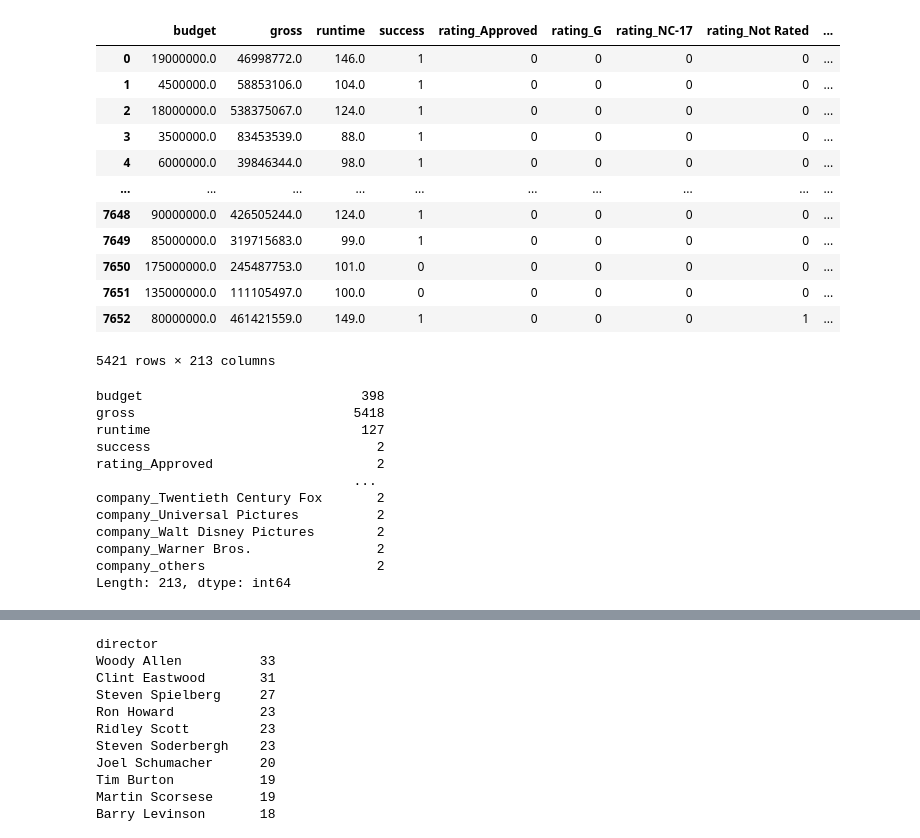
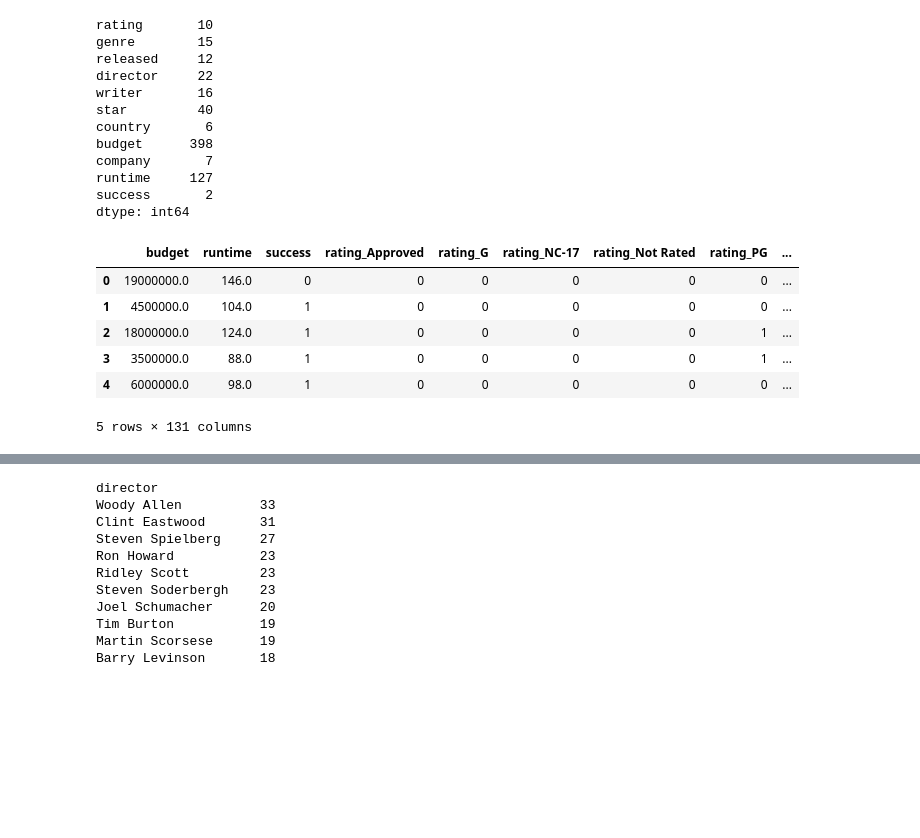
Before and after one commit to jonyang6483/Project-4-Movie-Projections, a Jupyter notebook: MovieDB/actor_writer_director.ipynb, the cells around one changed output, grey strips where cells are left out. Drawn from its saved outputs; the diff is of its cells as text; code cells hidden in the pictures; blank space fills up the shorter version.

```diff
--- a/MovieDB/actor_writer_director.ipynb
+++ b/MovieDB/actor_writer_director.ipynb
@@ -87,9 +76,9 @@ df_movie.loc[df_movie['writer'].isin(writer_other.index[writer_other]), 'writer'
 # %%
-star_other = df_movie['star'].value_counts() < 15
-df_movie.loc[df_movie['star'].isin(star_other.index[star_other]), 'star'] = 'others'
+star_other = df_movie_clean['star'].value_counts() < 20
+df_movie_clean.loc[df_movie_clean['star'].isin(star_other.index[star_other]), 'star'] = 'others'
 # %%
-country_other = df_movie['country'].value_counts() < 50
-df_movie.loc[df_movie['country'].isin(country_other.index[country_other]), 'country'] = 'others'
+country_other = df_movie_clean['country'].value_counts() < 50
+df_movie_clean.loc[df_movie_clean['country'].isin(country_other.index[country_other]), 'country'] = 'others'
 # %%
-company_other = df_movie['company'].value_counts() < 100
-df_movie.loc[df_movie['company'].isin(company_other.index[company_other]), 'company'] = 'others'
+company_other = df_movie_clean['company'].value_counts() < 150
+df_movie_clean.loc[df_movie_clean['company'].isin(company_other.index[company_other]), 'company'] = 'others'
@@ -107,33 +97,27 @@ df_movie = df_movie.drop(columns=['name', 'trixbudget'])
+# %%
+df_movie_clean.nunique()
+# %% [output]
+rating       10
+genre        15
+released     12
+director     22
+writer       16
+star         40
+country       6
+budget      398
+company       7
+runtime     127
+success       2
+dtype: int64
 # %%
-df_movie_dummies = pd.get_dummies(df_movie)
+df_movie_dummies = pd.get_dummies(df_movie_clean)
 # %%
-df_movie_dummies
+df_movie_dummies.head()
 # %% [output]
-|  | budget | gross | runtime | success | rating_Approved | rating_G | rating_NC-17 | rating_Not Rated | ... |
-| 0 | 19000000.0 | 46998772.0 | 146.0 | 1 | 0 | 0 | 0 | 0 | ... |
-| 1 | 4500000.0 | 58853106.0 | 104.0 | 1 | 0 | 0 | 0 | 0 | ... |
-| 2 | 18000000.0 | 538375067.0 | 124.0 | 1 | 0 | 0 | 0 | 0 | ... |
-| 3 | 3500000.0 | 83453539.0 | 88.0 | 1 | 0 | 0 | 0 | 0 | ... |
-| 4 | 6000000.0 | 39846344.0 | 98.0 | 1 | 0 | 0 | 0 | 0 | ... |
-| ... | ... | ... | ... | ... | ... | ... | ... | ... | ... |
-| 7648 | 90000000.0 | 426505244.0 | 124.0 | 1 | 0 | 0 | 0 | 0 | ... |
-| 7649 | 85000000.0 | 319715683.0 | 99.0 | 1 | 0 | 0 | 0 | 0 | ... |
-| 7650 | 175000000.0 | 245487753.0 | 101.0 | 0 | 0 | 0 | 0 | 0 | ... |
-| 7651 | 135000000.0 | 111105497.0 | 100.0 | 0 | 0 | 0 | 0 | 0 | ... |
-| 7652 | 80000000.0 | 461421559.0 | 149.0 | 1 | 0 | 0 | 0 | 1 | ... |
+|  | budget | runtime | success | rating_Approved | rating_G | rating_NC-17 | rating_Not Rated | rating_PG | ... |
+| 0 | 19000000.0 | 146.0 | 0 | 0 | 0 | 0 | 0 | 0 | ... |
+| 1 | 4500000.0 | 104.0 | 1 | 0 | 0 | 0 | 0 | 0 | ... |
+| 2 | 18000000.0 | 124.0 | 1 | 0 | 0 | 0 | 0 | 1 | ... |
+| 3 | 3500000.0 | 88.0 | 1 | 0 | 0 | 0 | 0 | 1 | ... |
+| 4 | 6000000.0 | 98.0 | 1 | 0 | 0 | 0 | 0 | 0 | ... |
-5421 rows × 213 columns
+5 rows × 131 columns
-# %%
-df_movie_dummies.nunique()
-# %% [output]
-budget                            398
-gross                            5418
-runtime                           127
-success                             2
-rating_Approved                     2
-                                 ...
-company_Twentieth Century Fox       2
-company_Universal Pictures          2
-company_Walt Disney Pictures        2
-company_Warner Bros.                2
-company_others                      2
-Length: 213, dtype: int64
```
Also changed, not shown: parts of 17 cells of this notebook, 1 other file.
